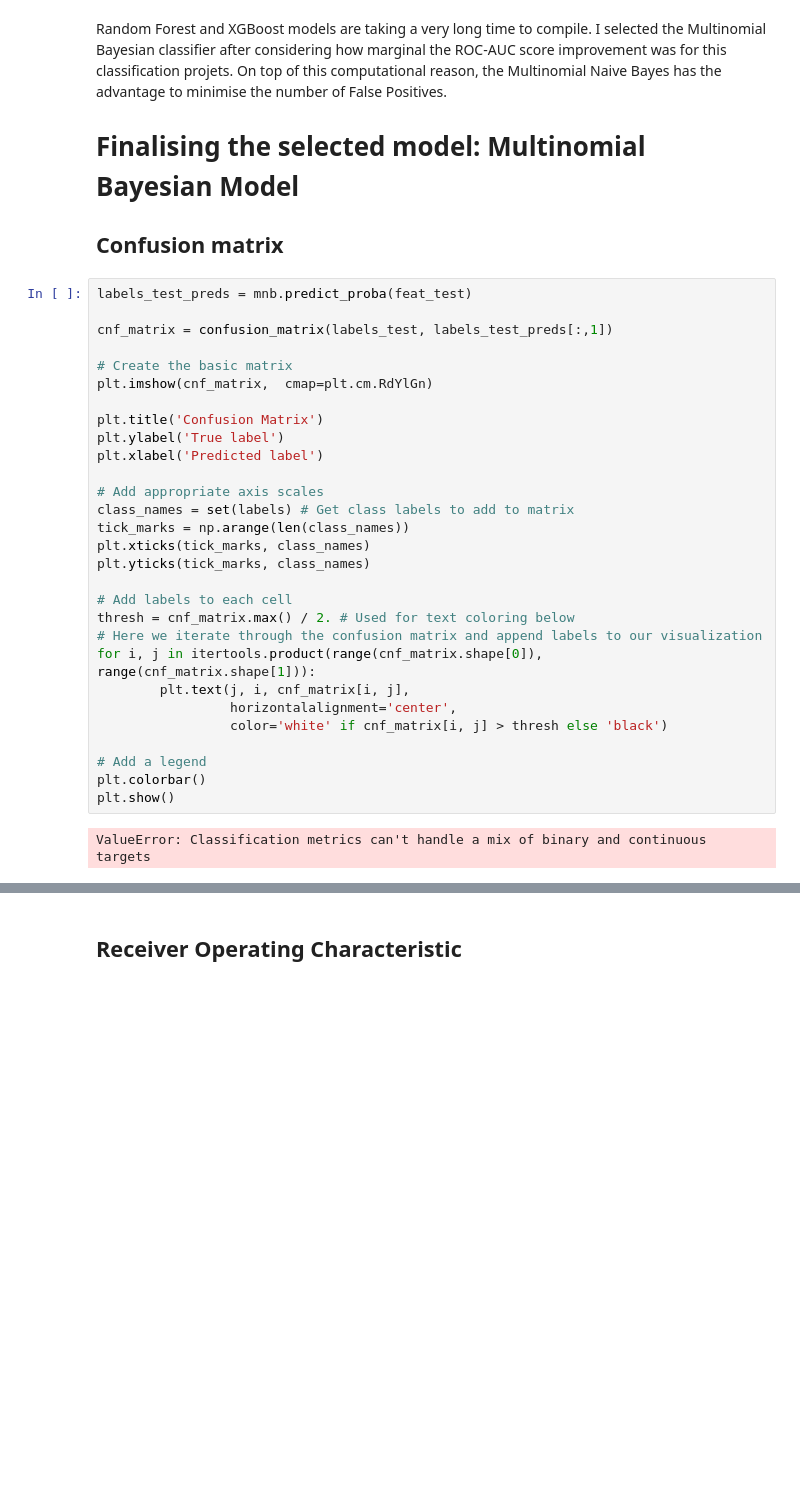
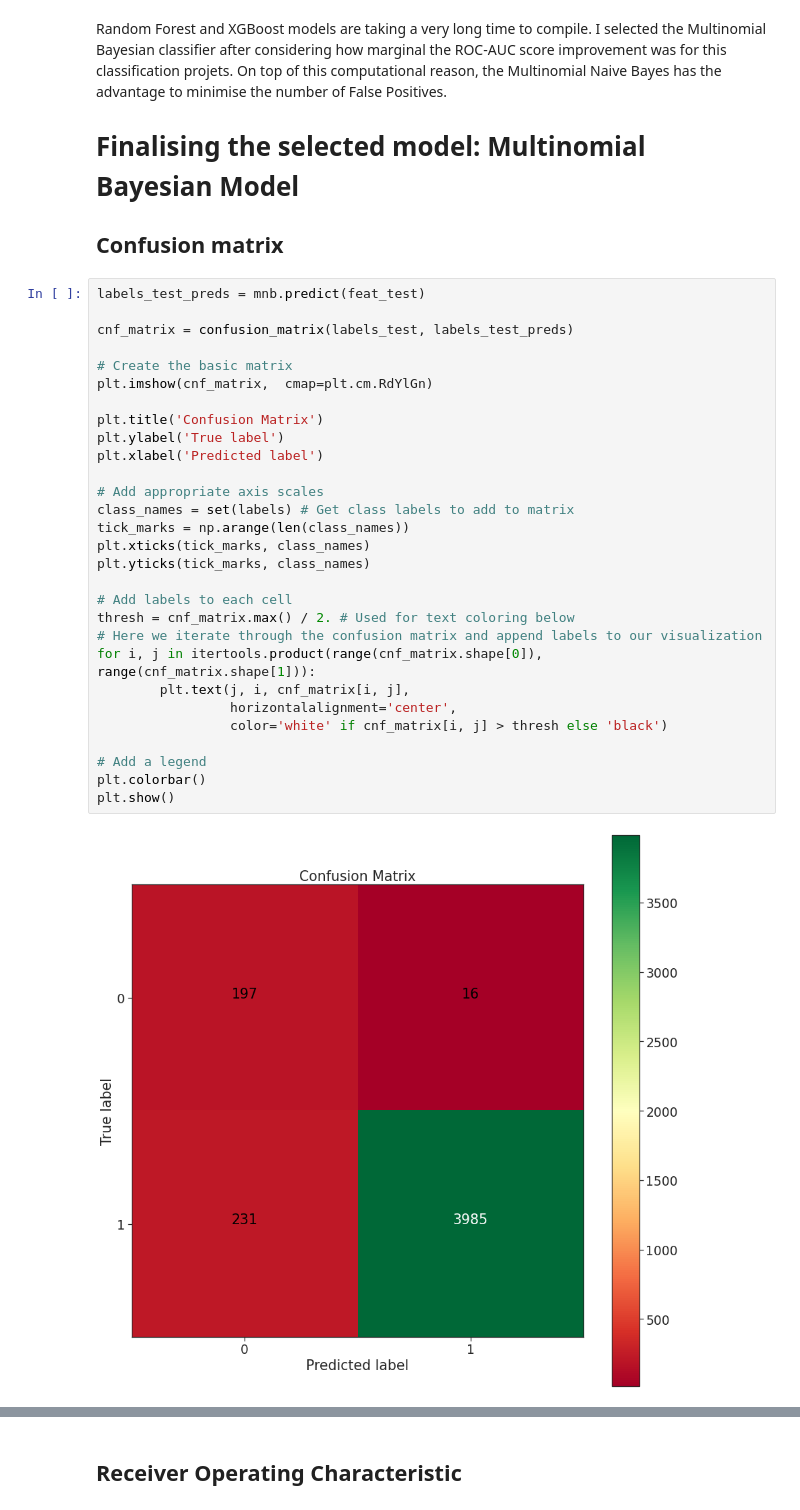
Before and after one commit to aghilissen/FakeJobDetection, a Jupyter notebook: index.ipynb, the cells around one changed output, grey strips where cells are left out. Drawn from its saved outputs; the diff is of its cells as text; blank space fills up the shorter version.

```diff
--- a/index.ipynb
+++ b/index.ipynb
@@ -402,33 +402,33 @@ Random Forest and XGBoost models are taking a very long time to compile. I selec
 # Finalising the selected model: Multinomial Bayesian Model
 ## Confusion matrix
 # %%
-labels_test_preds = mnb.predict_proba(feat_test)
+labels_test_preds = mnb.predict(feat_test)
 
-cnf_matrix = confusion_matrix(labels_test, labels_test_preds[:,1])
+cnf_matrix = confusion_matrix(labels_test, labels_test_preds)
 
 # Create the basic matrix
 plt.imshow(cnf_matrix,  cmap=plt.cm.RdYlGn)
 
 plt.title('Confusion Matrix')
 plt.ylabel('True label')
 plt.xlabel('Predicted label')
 
 # Add appropriate axis scales
 class_names = set(labels) # Get class labels to add to matrix
 tick_marks = np.arange(len(class_names))
 plt.xticks(tick_marks, class_names)
 plt.yticks(tick_marks, class_names)
 
 # Add labels to each cell
 thresh = cnf_matrix.max() / 2. # Used for text coloring below
 # Here we iterate through the confusion matrix and append labels to our visualization
 for i, j in itertools.product(range(cnf_matrix.shape[0]), range(cnf_matrix.shape[1])):
         plt.text(j, i, cnf_matrix[i, j],
                  horizontalalignment='center',
                  color='white' if cnf_matrix[i, j] > thresh else 'black')
 
 # Add a legend
 plt.colorbar()
 plt.show()
 # %% [output]
-ValueError: Classification metrics can't handle a mix of binary and continuous targets
+[figure, added]
```
Also changed, not shown: parts of 4 cells of this notebook, 1 other file.
